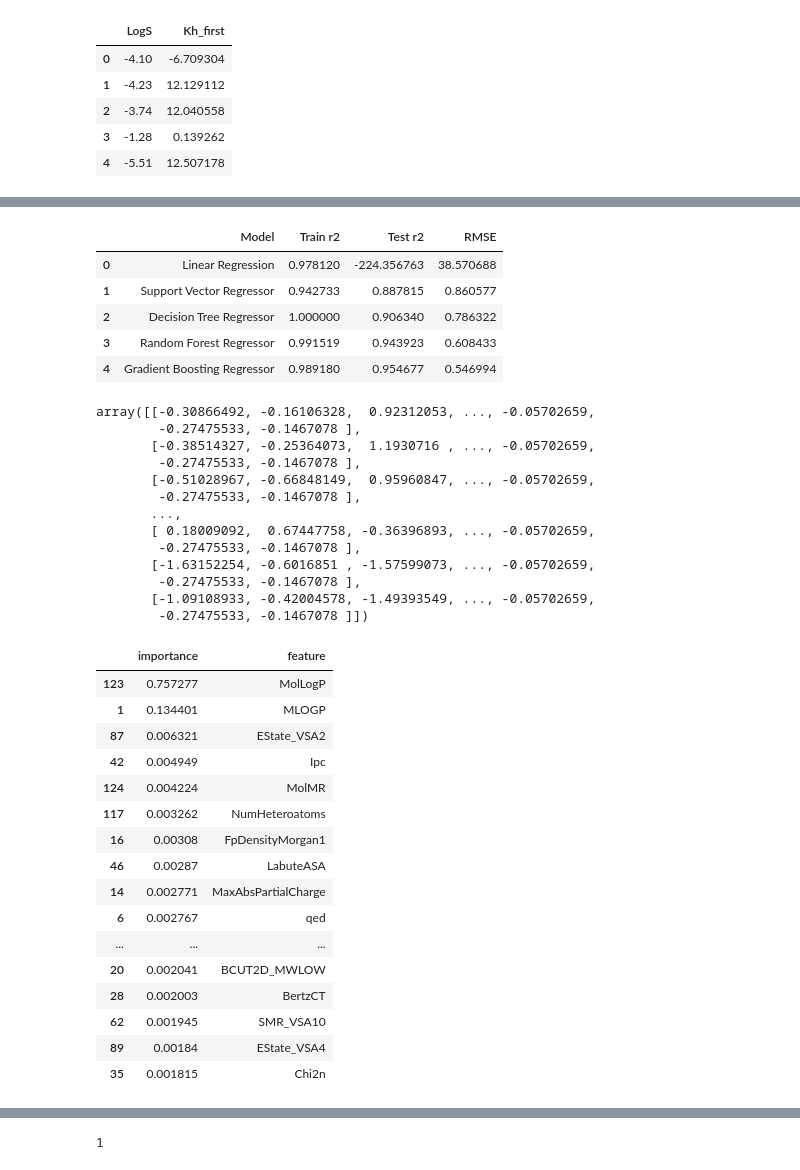
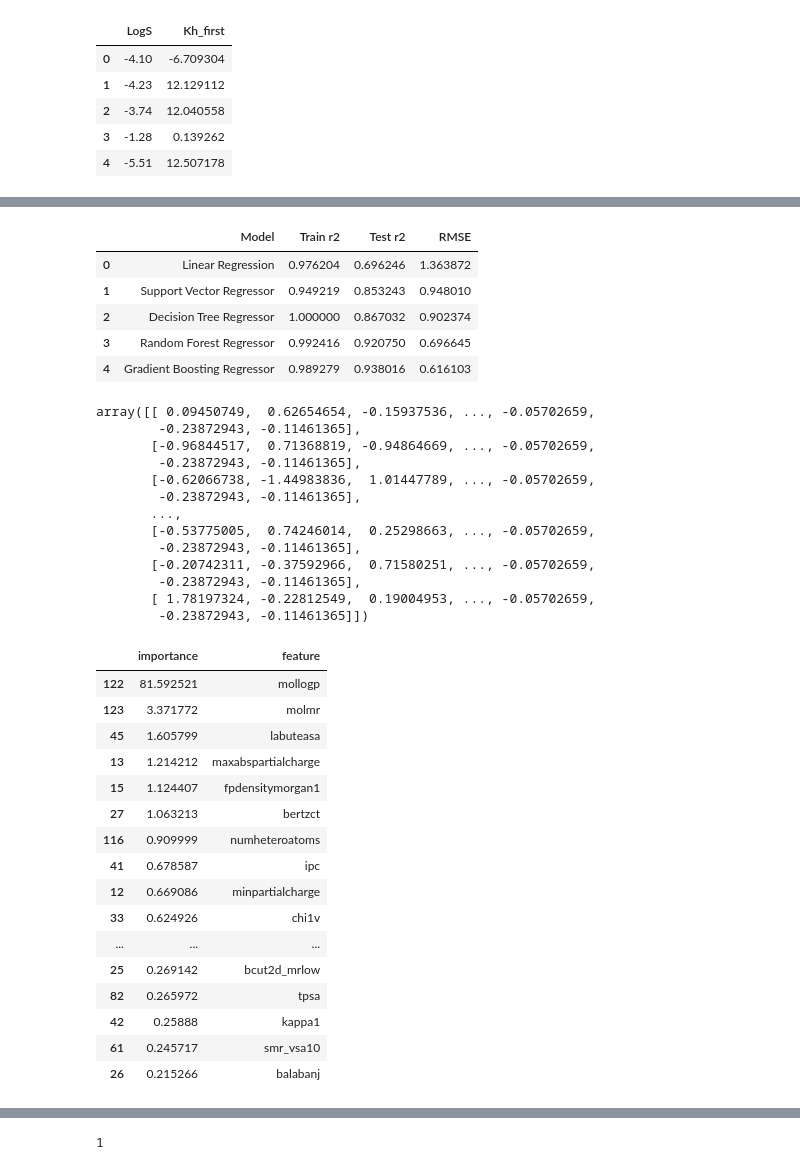
Before and after one commit to avekassy1/CHEM3012-Dissertation, a Jupyter notebook: EDA/merged_EDA.ipynb, the cells around one changed output, grey strips where cells are left out. Cells and saved outputs as stored; diff of their text form; code cells hidden in the pictures.

Commit message:
benchmarks and feature importance

```diff
--- a/EDA/merged_EDA.ipynb
+++ b/EDA/merged_EDA.ipynb
@@ -84,6 +84,8 @@ descriptors.head()
 | 3 | 107.17 | 1.859 | 3.026944 | 1.159722 | 3.026944 | 1.159722 | 0.575903 | ... |
 | 4 | 140.30 | 4.678 | 3.694652 | 1.200521 | 3.694652 | 1.200521 | 0.371151 | ... |
 5 rows × 210 columns
+# %%
+descriptors = descriptors.drop(['MLOGP'],axis=1) # occurs twice in dataset
 # %% [markdown]
 # ML
 # %%
@@ -155,55 +157,56 @@ scores_sol = pd.DataFrame({'Model': models, 'Train r2': train_r2s, 'Test r2': te
 scores_sol
 # %% [output]
 |  | Model | Train r2 | Test r2 | RMSE |
-| 0 | Linear Regression | 0.978120 | -224.356763 | 38.570688 |
-| 1 | Support Vector Regressor | 0.942733 | 0.887815 | 0.860577 |
-| 2 | Decision Tree Regressor | 1.000000 | 0.906340 | 0.786322 |
-| 3 | Random Forest Regressor | 0.991519 | 0.943923 | 0.608433 |
-| 4 | Gradient Boosting Regressor | 0.989180 | 0.954677 | 0.546994 |
+| 0 | Linear Regression | 0.976204 | 0.696246 | 1.363872 |
+| 1 | Support Vector Regressor | 0.949219 | 0.853243 | 0.948010 |
+| 2 | Decision Tree Regressor | 1.000000 | 0.867032 | 0.902374 |
+| 3 | Random Forest Regressor | 0.992416 | 0.920750 | 0.696645 |
+| 4 | Gradient Boosting Regressor | 0.989279 | 0.938016 | 0.616103 |
 # %%
 train_X
 # %% [output]
-array([[-0.30866492, -0.16106328,  0.92312053, ..., -0.05702659,
-        -0.27475533, -0.1467078 ],
-       [-0.38514327, -0.25364073,  1.1930716 , ..., -0.05702659,
-        -0.27475533, -0.1467078 ],
-       [-0.51028967, -0.66848149,  0.95960847, ..., -0.05702659,
-        -0.27475533, -0.1467078 ],
+array([[ 0.09450749,  0.62654654, -0.15937536, ..., -0.05702659,
+        -0.23872943, -0.11461365],
+       [-0.96844517,  0.71368819, -0.94864669, ..., -0.05702659,
+        -0.23872943, -0.11461365],
+       [-0.62066738, -1.44983836,  1.01447789, ..., -0.05702659,
+        -0.23872943, -0.11461365],
        ...,
-       [ 0.18009092,  0.67447758, -0.36396893, ..., -0.05702659,
-        -0.27475533, -0.1467078 ],
-       [-1.63152254, -0.6016851 , -1.57599073, ..., -0.05702659,
-        -0.27475533, -0.1467078 ],
-       [-1.09108933, -0.42004578, -1.49393549, ..., -0.05702659,
-        -0.27475533, -0.1467078 ]])
+       [-0.53775005,  0.74246014,  0.25298663, ..., -0.05702659,
+        -0.23872943, -0.11461365],
+       [-0.20742311, -0.37592966,  0.71580251, ..., -0.05702659,
+        -0.23872943, -0.11461365],
+       [ 1.78197324, -0.22812549,  0.19004953, ..., -0.05702659,
+        -0.23872943, -0.11461365]])
 # %%
-rf = RandomForestRegressor()
-rf.fit(train_X, train_y_logs) # Expand with k-fold cross val or gridsearchCV in future
+reg = RandomForestRegressor()
+# reg = GradientBoostingRegressor()
+reg.fit(train_X, train_y_logs) # Expand with k-fold cross val or gridsearchCV in future
 
-importances = rf.feature_importances_
+importances = reg.feature_importances_
 # %%
-imps = pd.DataFrame([importances, feature_names]).T
+imps = pd.DataFrame([importances*100, feature_names]).T
 imps.columns = ['importance', 'feature']
 imps = imps.sort_values(by=['importance'], ascending=False)
 imps[:20]
 # %% [output]
 |  | importance | feature |
-| 123 | 0.757277 | MolLogP |
-| 1 | 0.134401 | MLOGP |
-| 87 | 0.006321 | EState_VSA2 |
-| 42 | 0.004949 | Ipc |
-| 124 | 0.004224 | MolMR |
-| 117 | 0.003262 | NumHeteroatoms |
-| 16 | 0.00308 | FpDensityMorgan1 |
-| 46 | 0.00287 | LabuteASA |
-| 14 | 0.002771 | MaxAbsPartialCharge |
-| 6 | 0.002767 | qed |
+| 122 | 81.592521 | mollogp |
+| 123 | 3.371772 | molmr |
+| 45 | 1.605799 | labuteasa |
+| 13 | 1.214212 | maxabspartialcharge |
+| 15 | 1.124407 | fpdensitymorgan1 |
+| 27 | 1.063213 | bertzct |
+| 116 | 0.909999 | numheteroatoms |
+| 41 | 0.678587 | ipc |
+| 12 | 0.669086 | minpartialcharge |
+| 33 | 0.624926 | chi1v |
 | ... | ... | ... |
-| 20 | 0.002041 | BCUT2D_MWLOW |
-| 28 | 0.002003 | BertzCT |
-| 62 | 0.001945 | SMR_VSA10 |
-| 89 | 0.00184 | EState_VSA4 |
-| 35 | 0.001815 | Chi2n |
+| 25 | 0.269142 | bcut2d_mrlow |
+| 82 | 0.265972 | tpsa |
+| 42 | 0.25888 | kappa1 |
+| 61 | 0.245717 | smr_vsa10 |
+| 26 | 0.215266 | balabanj |
 # %%
 # forest_importances = pd.Series(importances, index=feature_names)
 
```
Also changed, not shown: parts of 5 cells of this notebook.
